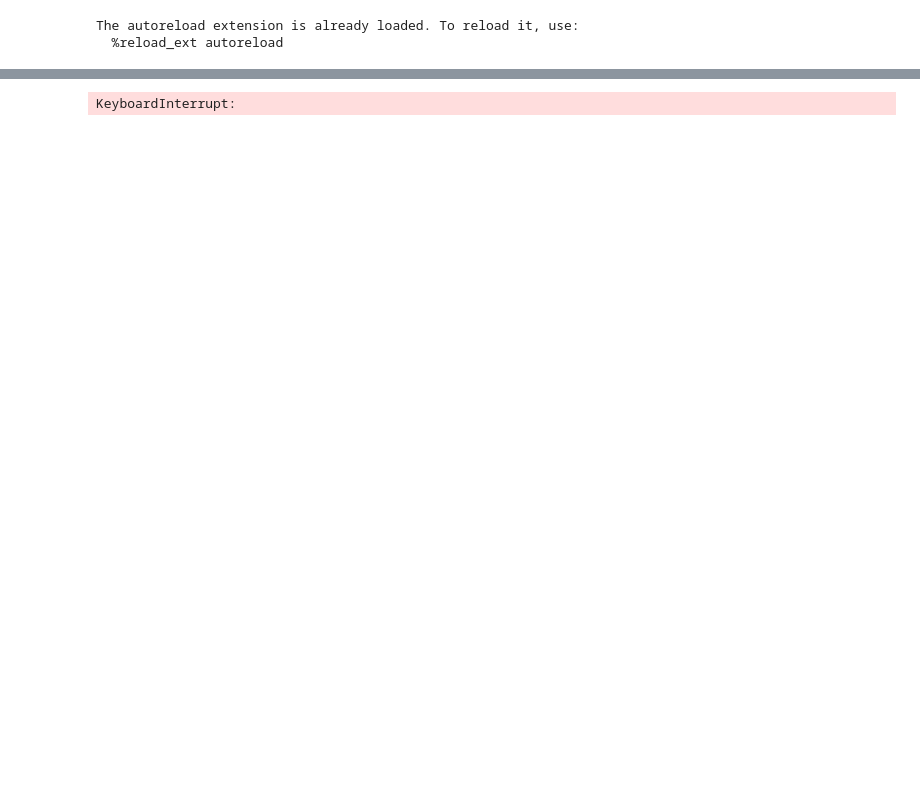
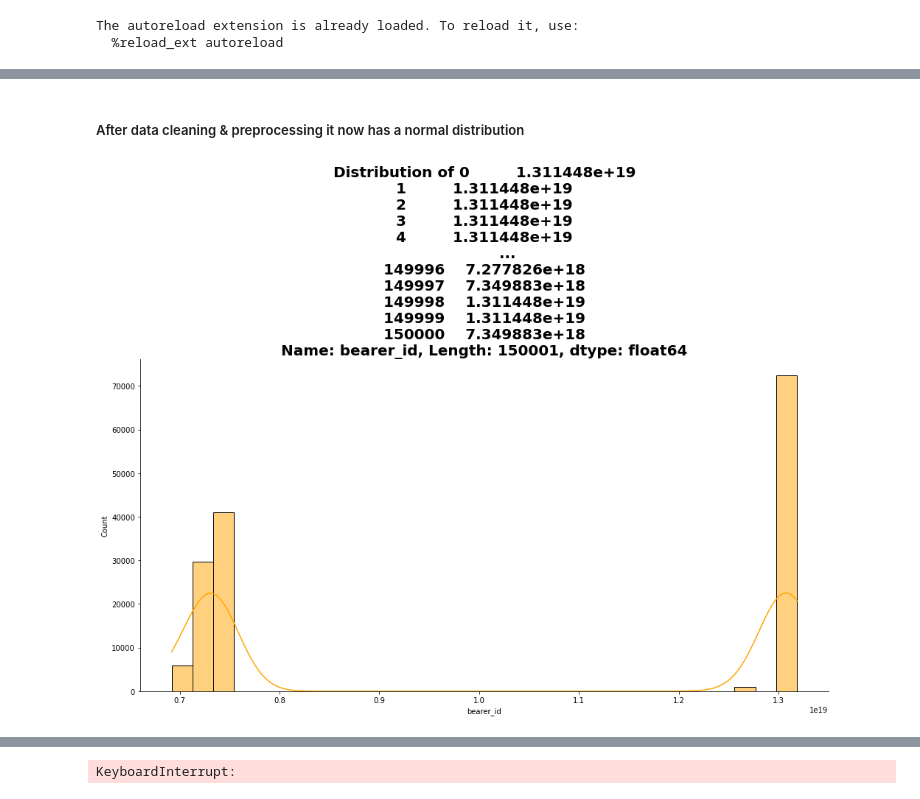
Before and after one commit to jedisam/Telecom-Data-Analysis, a Jupyter notebook: notebooks/userOverview.ipynb, the cells around one changed output, grey strips where cells are left out. Saved outputs shown, nothing was run; the diff lists cells and outputs as text; code cells hidden in the pictures; blank space fills up the shorter version.

```diff
--- a/notebooks/userOverview.ipynb
+++ b/notebooks/userOverview.ipynb
@@ -552,0 +751,7 @@ The autoreload extension is already loaded. To reload it, use:
+# %% [markdown]
+##### After data cleaning & preprocessing it now has a normal distribution
+# %%
+# Graphical Univariate analysis for beaer_id
+pl.plot_hist(df, df['bearer_id'], 'orange')
+# %% [output]
+[figure, added]
```
Also changed, not shown: parts of 68 cells of this notebook, 2 other files.
